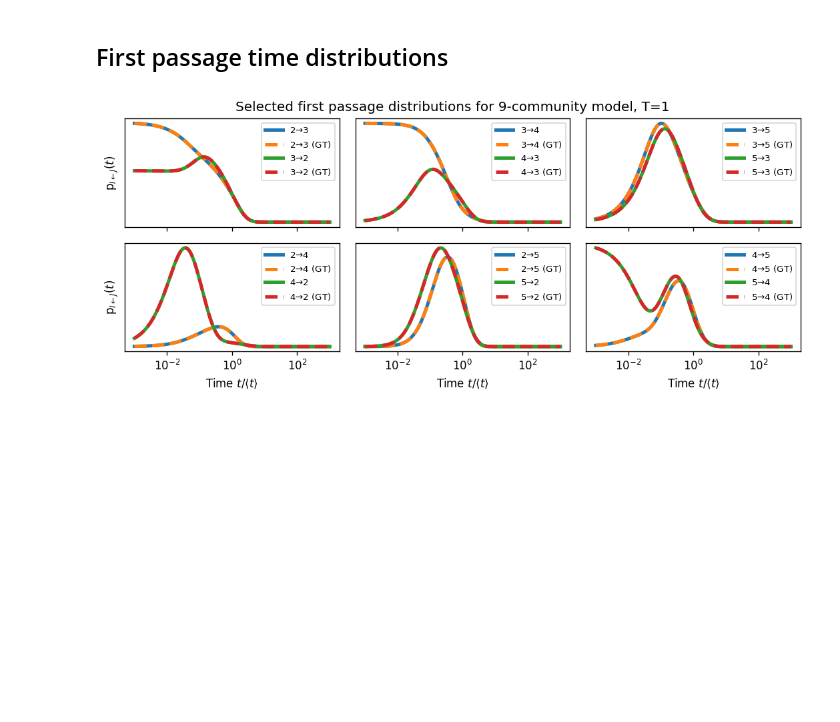
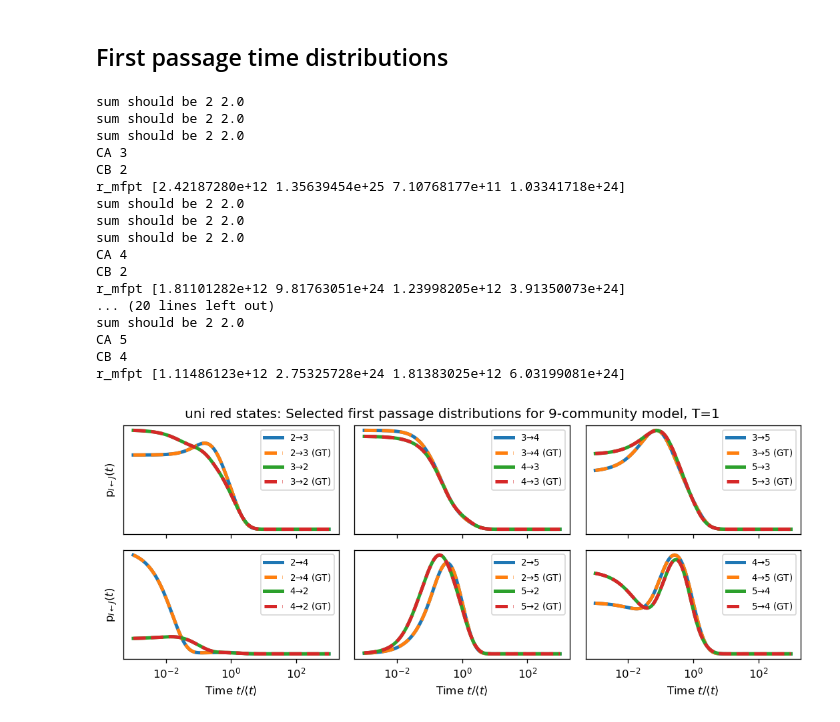
Before and after one commit to tomswinburne/blockGT, a Jupyter notebook: 9-communities-fpt-distributions.ipynb, the cells around one changed output. Drawn from its saved outputs; the diff is of its cells as text; code cells hidden in the pictures; blank space fills up the shorter version.

```diff
--- a/9-communities-fpt-distributions.ipynb
+++ b/9-communities-fpt-distributions.ipynb
@@ -154,12 +232,43 @@ pbar = tqdm(total=6)
 for cA in range(2,6):
     for cB in range(2,6):
         if cA>cB:
-            A_sel = communities==cA-1
+            #Communities are labelled 0...8
+            A_sel = communities==cA-1 #Numpy array of True and Falses for each node, True if in community cA
             B_sel = communities==cB-1
+            r_A_sel = A_sel[retained_states]
+            r_B_sel = B_sel[retained_states]
+            fr_A_sel = A_sel
+            for i in range(0,len(fr_A_sel)):
+                if not retained_states[i]:
+                    fr_A_sel=False
+
+            #print("retained states " + str(retained_states))
+
+            #Uniform distribution
+            #Full network
+            p_0_uni = np.zeros(pi.shape)
+            p_0_uni[A_sel] = 1/A_sel.sum()
+            p_0_uni[B_sel] = 1/B_sel.sum()
+            print("sum should be 2 " + str(p_0_uni.sum()))
+            #reduced network
+            r_p_0_uni = np.zeros(retained_states.sum())
+            r_p_0_uni[r_A_sel] = 1/r_A_sel.sum()
+            r_p_0_uni[r_B_sel] = 1/r_B_sel.sum()
+            print("sum should be 2 " + str(r_p_0_uni.sum()))
+            #Full network uniform but only for reduced nodes
+            p_0_uni2 = np.zeros(pi.shape)
+            p_0_uni2[retained_states] = r_p_0_uni
+            #p_0_uni2[A_sel] *= 1/r_A_sel.sum()
+            #p_0_uni2[B_sel] *= 1/r_B_sel.sum()
+            #p_0_uni2[!retained_states] = 0.0
+            #print("p_0_uni2 " + str(p_0_uni2))
+            print("sum should be 2 " + str(p_0_uni2.sum()))
+
+
 
             # define initial distribution as in paper
             p_0 = np.zeros(pi.shape)
-            p_0[A_sel] = np.arange(A_sel.sum()) == pi[A_sel].argmax()
+            p_0[A_sel] = np.arange(A_sel.sum()) == pi[A_sel].argmax() #RHS: Index of minimum of A_sel community
             p_0[B_sel] = np.arange(B_sel.sum()) == pi[B_sel].argmax()
 
             # define same quantities for GT reduced system
@@ -168,41 +277,66 @@ for cA in range(2,6):
             r_B_sel = B_sel[retained_states]
 
             # mfpt: <t_AB>, <t^2_AB>, <t_BA>, <t^2_BA>
-            mfpt,fptd = fpt(A_sel=A_sel,B_sel=B_sel,pi=p_0,K=Q,dopdf=True)
+            #print("p_0 " + str(p_0))
+            mfpt,fptd = fpt(A_sel=A_sel,B_sel=B_sel,pi=p_0_uni2,K=Q,dopdf=True)
 
 
             # r_mfpt: <t_AB>, <t^2_AB>, <t_BA>, <t^2_BA>
+            #print("r_p_0 " + str(r_p_0))
             r_mfpt,r_fptd = \
-                fpt(A_sel=r_A_sel,B_sel=r_B_sel,pi=r_p_0,K=r_Q,dopdf=True)
-
+                fpt(A_sel=r_A_sel,B_sel=r_B_sel,pi=r_p_0_uni,K=r_Q,dopdf=True)
+            print("CA " + str(cA))
+            print("CB " + str(cB))
+            print("r_mfpt " + str(r_mfpt))
+            #Saving reduced data to file
+            np.savetxt("data/fpt_py_" + str(cA) + str(cB) + "uni.dat",np.stack((r_fptd[:,3],r_fptd[:,2])).T)
             i,j = cc%2,cc//2
+            #print(i)
+            #print(j)
             axs[i,j].semilogx(fptd[:,2]/mfpt[2],fptd[:,3],lw=3,
                             label=fr"{cB}$\to${cA}")
             axs[i,j].semilogx(r_fptd[:,2]/mfpt[2],r_fptd[:,3],'--',lw=3,
                             label=fr"{cB}$\to${cA} (GT)")
 
             axs[i,j].semilogx(fptd[:,0]/mfpt[0],fptd[:,1],lw=3,
                             label=fr"{cA}$\to${cB}")
             axs[i,j].semilogx(r_fptd[:,0]/mfpt[0],r_fptd[:,1],'--',lw=3,
                             label=fr"{cA}$\to${cB} (GT)")
 
             axs[i,j].set_yticks([])
             if i==0:
                 axs[i,j].set_xticks([])
             else:
                 axs[i,j].set_xlabel(r"Time $t/\langle{t}\rangle$")
 
             if j==0:
                 axs[i,j].set_ylabel(r"${\rm p}_{I\leftarrow J}(t)$")
 
             axs[i,j].legend(fontsize=8)
             cc+=1
             pbar.update(1)
-plt.suptitle("Selected first passage distributions for 9-community model,"
+plt.suptitle("uni red states: Selected first passage distributions for 9-community model,"
   f" T={int(T)}",y=0.94)
 plt.subplots_adjust(wspace=0,hspace=0)
 plt.tight_layout()
 plt.savefig(f"pdf_comp_T{int(T)}.pdf")
 plt.show()
 # %% [output]
+sum should be 2 2.0
+sum should be 2 2.0
+sum should be 2 2.0
+CA 3
+CB 2
+r_mfpt [2.42187280e+12 1.35639454e+25 7.10768177e+11 1.03341718e+24]
+sum should be 2 2.0
+sum should be 2 2.0
+sum should be 2 2.0
+CA 4
+CB 2
+r_mfpt [1.81101282e+12 9.81763051e+24 1.23998205e+12 3.91350073e+24]
+... (20 lines left out)
+sum should be 2 2.0
+CA 5
+CB 4
+r_mfpt [1.11486123e+12 2.75325728e+24 1.81383025e+12 6.03199081e+24]
-[figure, old version]
+[figure, new version]
```
Also changed, not shown: parts of 3 cells of this notebook, 41 other files.
